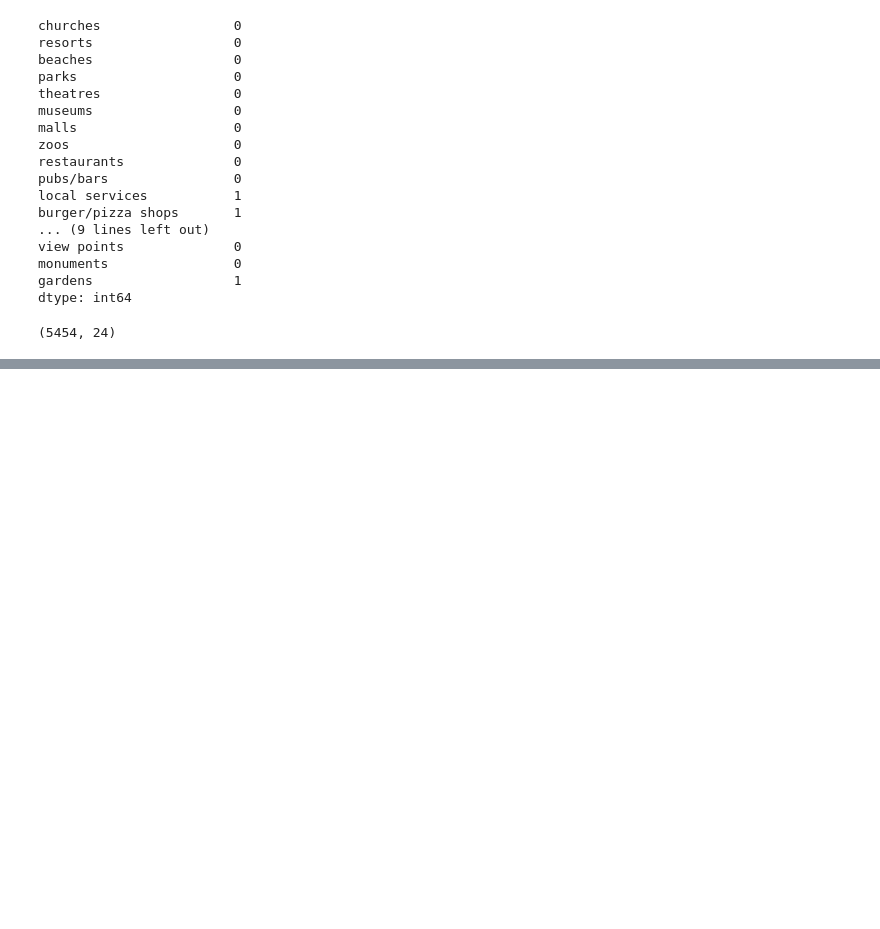
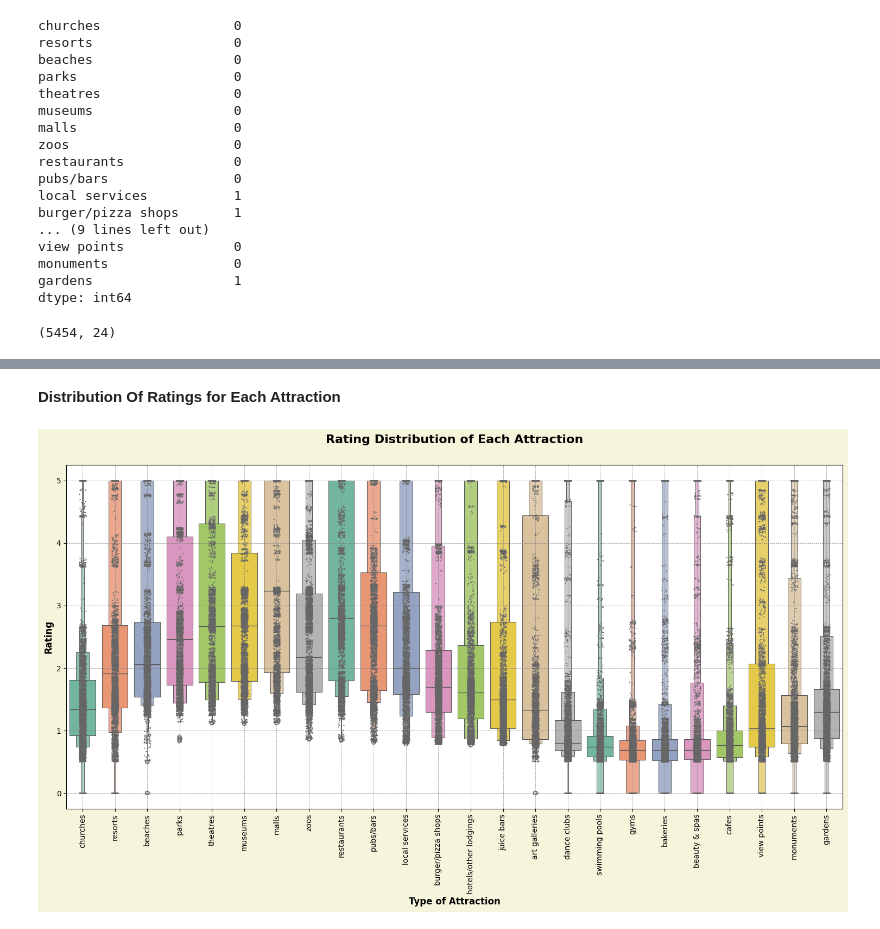
Before and after one commit to JLawrence04/Projects, a Jupyter notebook: Google_Ratings_Traveler_Segmentation/TravelerSegmentation.ipynb, the cells around one changed output, grey strips where cells are left out. Cells and saved outputs as stored; diff of their text form; code cells hidden in the pictures; blank space fills up the shorter version.

```diff
--- a/Google_Ratings_Traveler_Segmentation/TravelerSegmentation.ipynb
+++ b/Google_Ratings_Traveler_Segmentation/TravelerSegmentation.ipynb
@@ -98,0 +115,21 @@ data.shape #Two rows appear to be dropped
+# %% [markdown]
+**Distribution Of Ratings for Each Attraction**
+# %%
+df_melt = pd.melt(data, value_vars=data.columns, var_name = 'feature', value_name='rating')#Creating data frame where each rating is in a row by itself for the box plot
+
+#Creating boxplot
+fig = plt.figure(figsize=(15,9), facecolor='#f5f5dc')
+boxplot = sns.boxenplot(df_melt, x='feature', y='rating',hue = 'feature',palette='Set2')
+sns.stripplot(df_melt, x = 'feature', y = 'rating', size = 1.5, color='.4')
+
+
+plt.grid(color='gray', linestyle='--', linewidth=0.5)
+boxplot.set_xticklabels(labels=data.columns,rotation = 90)
+plt.xlabel("Type of Attraction", fontdict={'fontweight':'bold', 'fontsize': 12})
+plt.ylabel('Rating', fontdict={'fontweight':'bold', 'fontsize': 12})
+plt.title('Rating Distribution of Each Attraction', fontdict={'fontweight':'bold', 'fontsize': 16}, y=1.05)
+fig.tight_layout(pad=1)
+
+plt.show()
+# %% [output]
+[figure, added]
```
Also changed, not shown: parts of 5 cells of this notebook.
